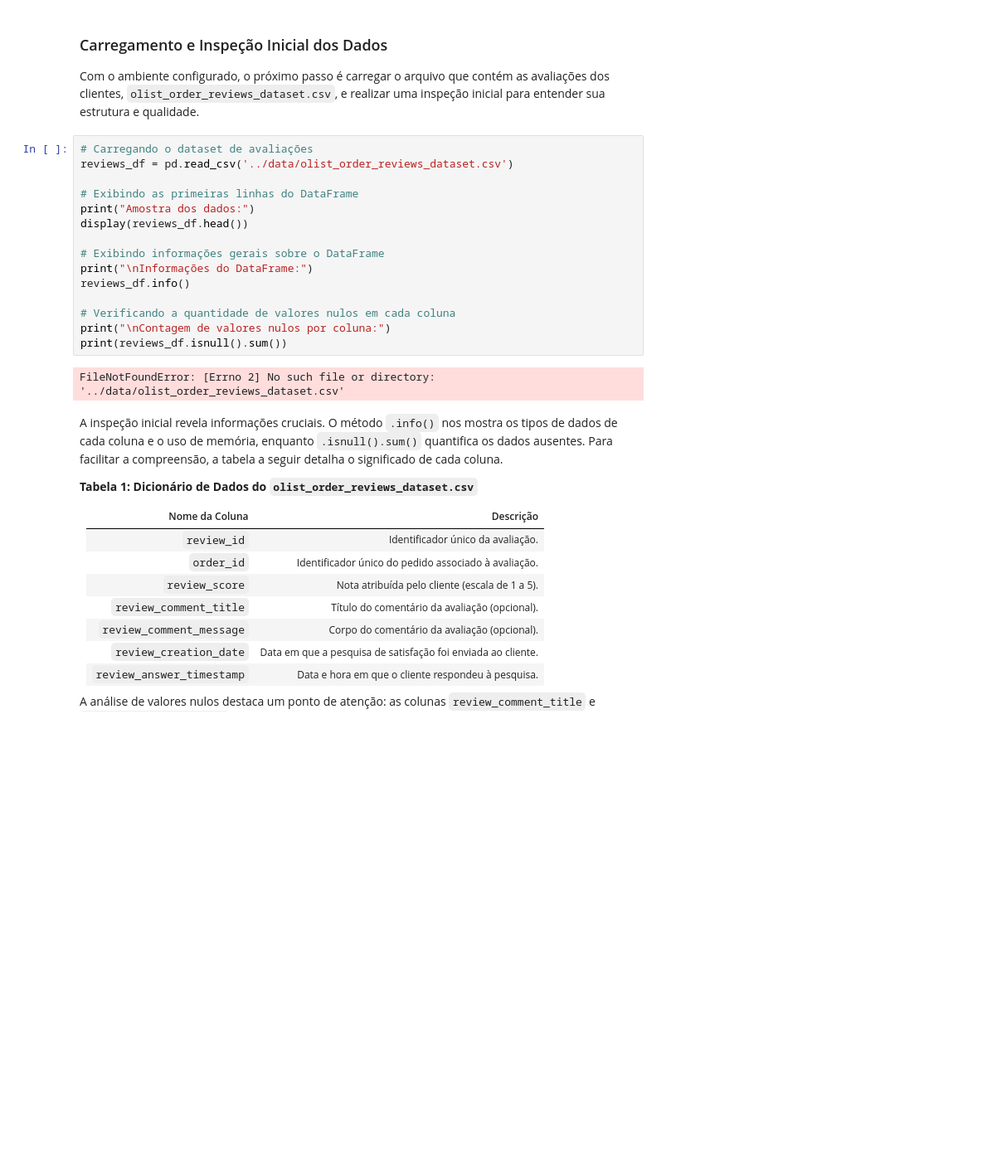
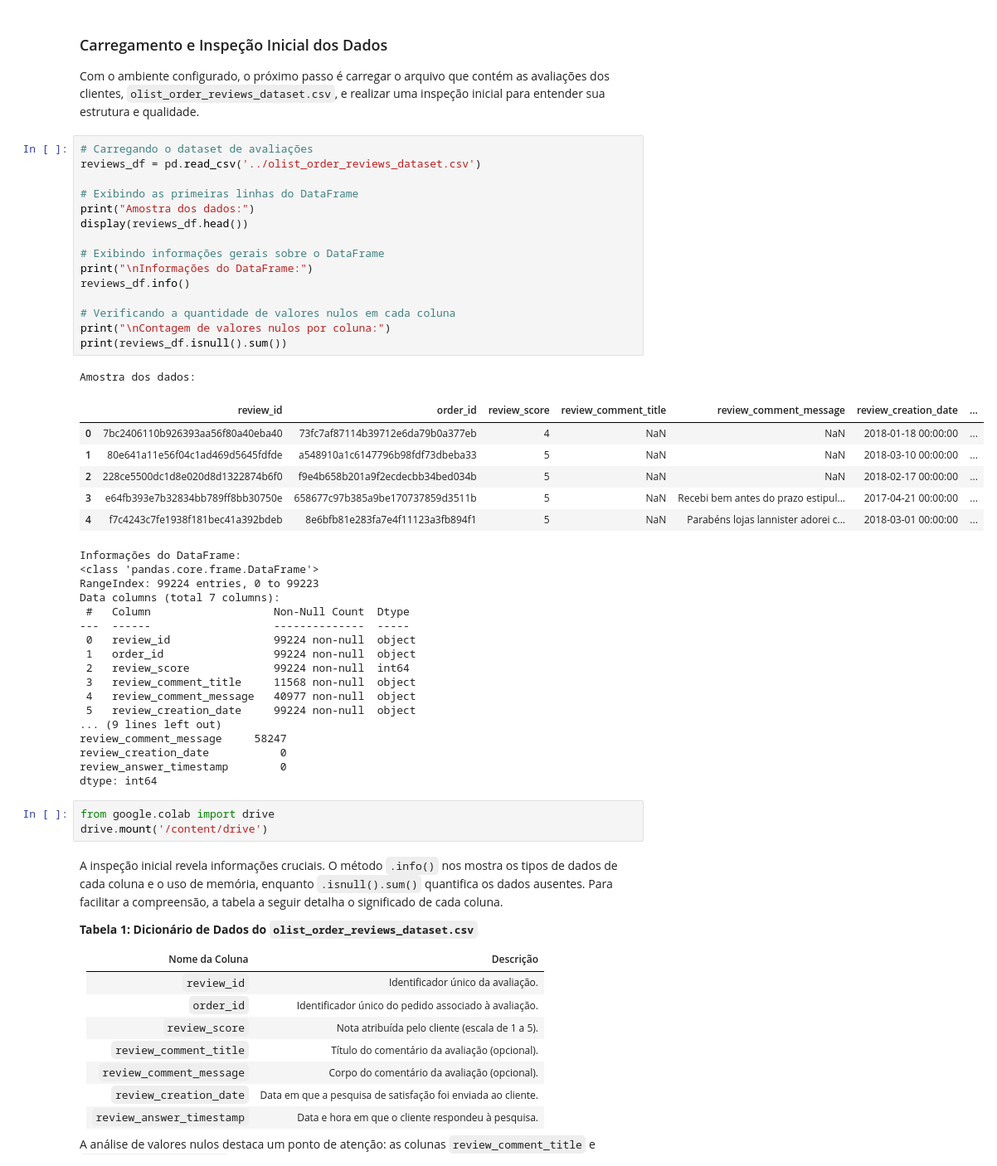
Before and after one commit to MVP-Willian/Ci-ncia_de_dados, a Jupyter notebook: Ciências de Dados/Notebooks/08 - EDA com texto.ipynb, the cells around one changed output. Shown at 83% size. Cells and saved outputs as stored; diff of their text form; blank space fills up the shorter version.

```diff
--- a/Ciências de Dados/Notebooks/08 - EDA com texto.ipynb
+++ b/Ciências de Dados/Notebooks/08 - EDA com texto.ipynb
@@ -58,21 +60,47 @@ A biblioteca `nltk` (Natural Language Toolkit) é o pilar de nossas operações
 Com o ambiente configurado, o próximo passo é carregar o arquivo que contém as avaliações dos clientes, `olist_order_reviews_dataset.csv`, e realizar uma inspeção inicial para entender sua estrutura e qualidade.
 # %%
 # Carregando o dataset de avaliações
-reviews_df = pd.read_csv('../data/olist_order_reviews_dataset.csv')
+reviews_df = pd.read_csv('../olist_order_reviews_dataset.csv')
 
 # Exibindo as primeiras linhas do DataFrame
 print("Amostra dos dados:")
 display(reviews_df.head())
 
 # Exibindo informações gerais sobre o DataFrame
 print("\nInformações do DataFrame:")
 reviews_df.info()
 
 # Verificando a quantidade de valores nulos em cada coluna
 print("\nContagem de valores nulos por coluna:")
 print(reviews_df.isnull().sum())
 # %% [output]
-FileNotFoundError: [Errno 2] No such file or directory: '../data/olist_order_reviews_dataset.csv'
+Amostra dos dados:
+|  | review_id | order_id | review_score | review_comment_title | review_comment_message | review_creation_date | ... |
+| 0 | 7bc2406110b926393aa56f80a40eba40 | 73fc7af87114b39712e6da79b0a377eb | 4 | NaN | NaN | 2018-01-18 00:00:00 | ... |
+| 1 | 80e641a11e56f04c1ad469d5645fdfde | a548910a1c6147796b98fdf73dbeba33 | 5 | NaN | NaN | 2018-03-10 00:00:00 | ... |
+| 2 | 228ce5500dc1d8e020d8d1322874b6f0 | f9e4b658b201a9f2ecdecbb34bed034b | 5 | NaN | NaN | 2018-02-17 00:00:00 | ... |
+| 3 | e64fb393e7b32834bb789ff8bb30750e | 658677c97b385a9be170737859d3511b | 5 | NaN | Recebi bem antes do prazo estipul... | 2017-04-21 00:00:00 | ... |
+| 4 | f7c4243c7fe1938f181bec41a392bdeb | 8e6bfb81e283fa7e4f11123a3fb894f1 | 5 | NaN | Parabéns lojas lannister adorei c... | 2018-03-01 00:00:00 | ... |
+Informações do DataFrame:
+<class 'pandas.core.frame.DataFrame'>
+RangeIndex: 99224 entries, 0 to 99223
+Data columns (total 7 columns):
+ #   Column                   Non-Null Count  Dtype
+---  ------                   --------------  -----
+ 0   review_id                99224 non-null  object
+ 1   order_id                 99224 non-null  object
+ 2   review_score             99224 non-null  int64
+ 3   review_comment_title     11568 non-null  object
+ 4   review_comment_message   40977 non-null  object
+ 5   review_creation_date     99224 non-null  object
+... (9 lines left out)
+review_comment_message     58247
+review_creation_date           0
+review_answer_timestamp        0
+dtype: int64
+# %%
+from google.colab import drive
+drive.mount('/content/drive')
 # %% [markdown]
 A inspeção inicial revela informações cruciais. O método `.info()` nos mostra os tipos de dados de cada coluna e o uso de memória, enquanto `.isnull().sum()` quantifica os dados ausentes. Para facilitar a compreensão, a tabela a seguir detalha o significado de cada coluna.
 
```
Also changed, not shown: parts of 2 cells of this notebook.
